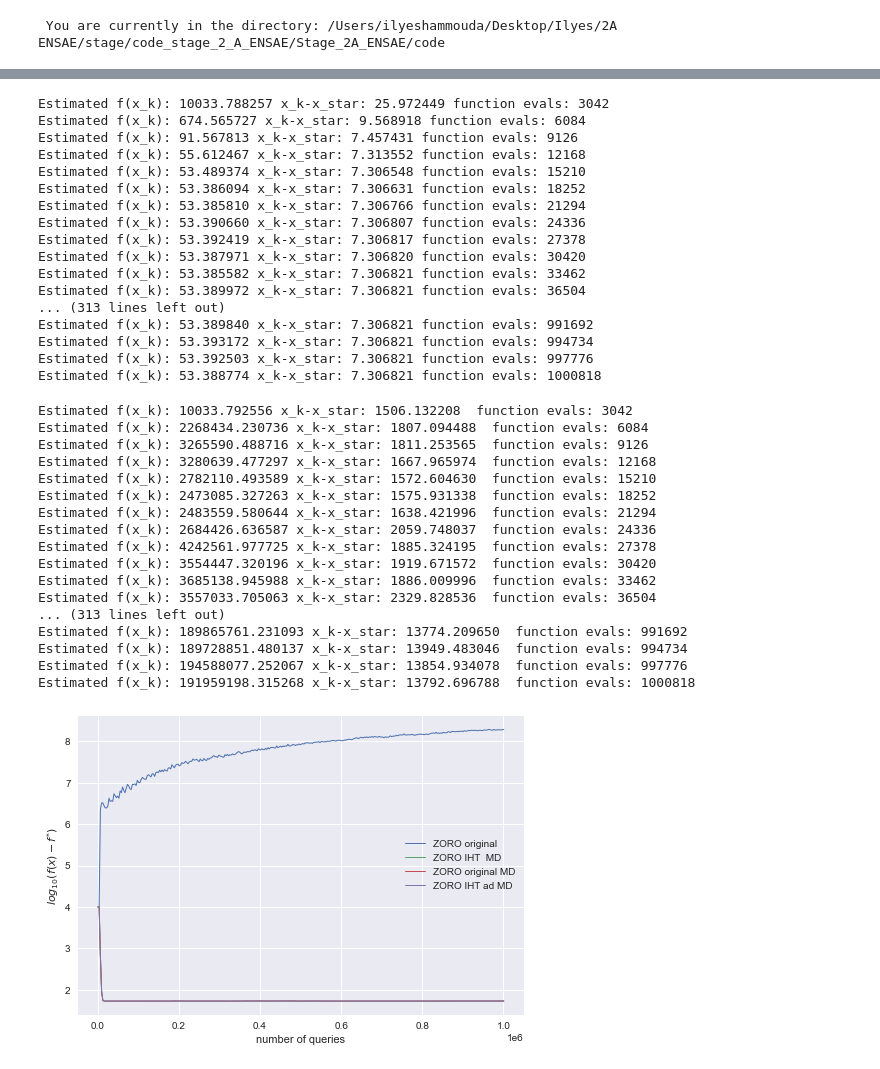
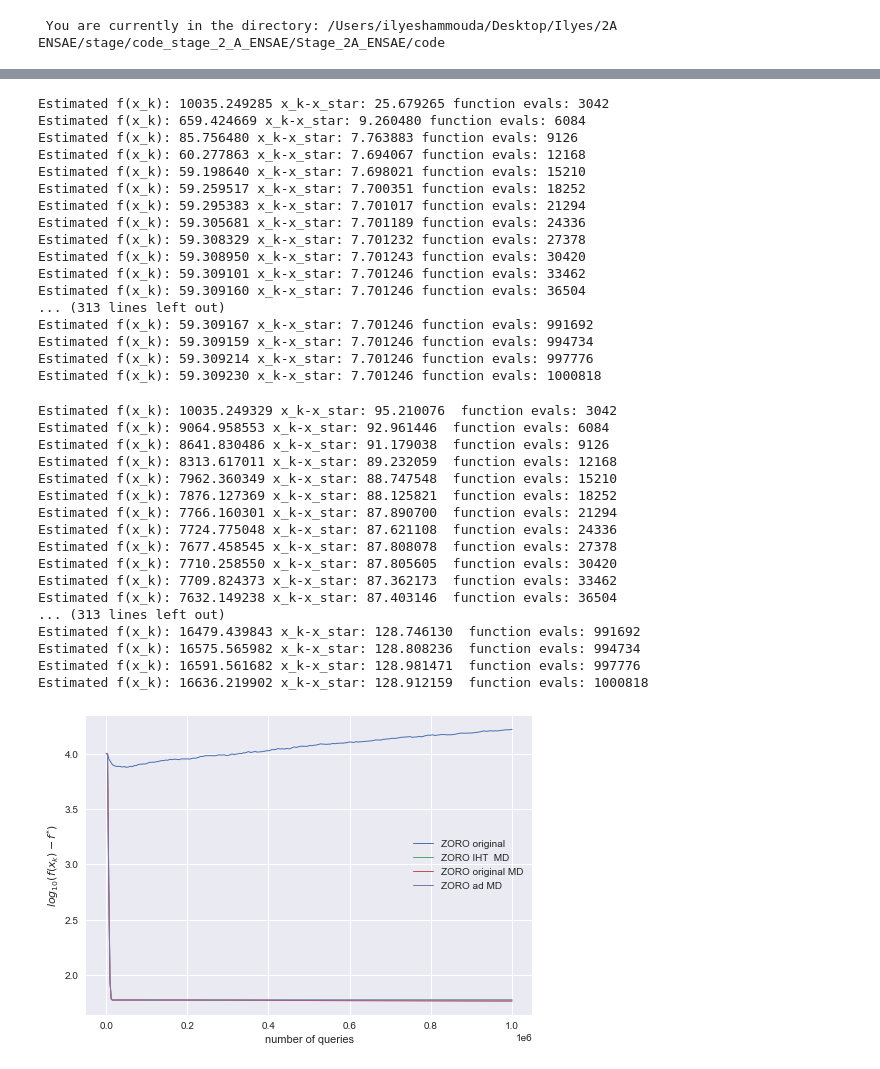
Before and after one commit to ilyeshammouda/Stage_2A_ENSAE, a Jupyter notebook: notebook/ZORO.ipynb, the cells around one changed output, grey strips where cells are left out. Drawn from its saved outputs; the diff is of its cells as text; code cells hidden in the pictures.

```diff
--- a/notebook/ZORO.ipynb
+++ b/notebook/ZORO.ipynb
@@ -23,8 +23,8 @@ mpl.style.use('seaborn')
 n = 2000
 s = int(0.1*n)
 # noise amplitude
-#noiseamp = 0.001
-noiseamp = 0.1
+noiseamp = 0.001
+#noiseamp = 0
 decay_factor=0.5
 x_star=tools.sparse_vector(n=n,s=s)
 #obj_func = SparseQuadric(n, s, noiseamp)
@@ -40,7 +40,7 @@ sparsity = s
 #sparsity = int(0.1*len(x0)) # This is a decent default, if no better estimate is known.
 
 # Parameters for ZORO. Defaults are fine in most cases
-params = {"step_size":1.0, "delta": 0.0001, "max_cosamp_iter": 10,
+params = {"step_size":0.5, "delta": 0.0001, "max_cosamp_iter": 10,
           "cosamp_tol": 0.5,"sparsity": sparsity,
           "num_samples": int(np.ceil(np.log(len(x0))*sparsity))}
 
@@ -117,64 +117,64 @@ Estimated f(x_k): 54.238279 x_k-x_star: 7.361688 function evals: 1000818
 # %%
 performance_log_ZORO_IHT_ad_MD,cost__IHT_ad_x=opt_IHT_ad_MD.Zoro_MD()
 # %% [output]
-Estimated f(x_k): 10033.788257 x_k-x_star: 25.972449 function evals: 3042
-Estimated f(x_k): 674.565727 x_k-x_star: 9.568918 function evals: 6084
-Estimated f(x_k): 91.567813 x_k-x_star: 7.457431 function evals: 9126
-Estimated f(x_k): 55.612467 x_k-x_star: 7.313552 function evals: 12168
-Estimated f(x_k): 53.489374 x_k-x_star: 7.306548 function evals: 15210
-Estimated f(x_k): 53.386094 x_k-x_star: 7.306631 function evals: 18252
-Estimated f(x_k): 53.385810 x_k-x_star: 7.306766 function evals: 21294
-Estimated f(x_k): 53.390660 x_k-x_star: 7.306807 function evals: 24336
-Estimated f(x_k): 53.392419 x_k-x_star: 7.306817 function evals: 27378
-Estimated f(x_k): 53.387971 x_k-x_star: 7.306820 function evals: 30420
-Estimated f(x_k): 53.385582 x_k-x_star: 7.306821 function evals: 33462
-Estimated f(x_k): 53.389972 x_k-x_star: 7.306821 function evals: 36504
+Estimated f(x_k): 10035.249285 x_k-x_star: 25.679265 function evals: 3042
+Estimated f(x_k): 659.424669 x_k-x_star: 9.260480 function evals: 6084
+Estimated f(x_k): 85.756480 x_k-x_star: 7.763883 function evals: 9126
+Estimated f(x_k): 60.277863 x_k-x_star: 7.694067 function evals: 12168
+Estimated f(x_k): 59.198640 x_k-x_star: 7.698021 function evals: 15210
+Estimated f(x_k): 59.259517 x_k-x_star: 7.700351 function evals: 18252
+Estimated f(x_k): 59.295383 x_k-x_star: 7.701017 function evals: 21294
+Estimated f(x_k): 59.305681 x_k-x_star: 7.701189 function evals: 24336
+Estimated f(x_k): 59.308329 x_k-x_star: 7.701232 function evals: 27378
+Estimated f(x_k): 59.308950 x_k-x_star: 7.701243 function evals: 30420
+Estimated f(x_k): 59.309101 x_k-x_star: 7.701246 function evals: 33462
+Estimated f(x_k): 59.309160 x_k-x_star: 7.701246 function evals: 36504
 ... (313 lines left out)
-Estimated f(x_k): 53.389840 x_k-x_star: 7.306821 function evals: 991692
-Estimated f(x_k): 53.393172 x_k-x_star: 7.306821 function evals: 994734
-Estimated f(x_k): 53.392503 x_k-x_star: 7.306821 function evals: 997776
-Estimated f(x_k): 53.388774 x_k-x_star: 7.306821 function evals: 1000818
+Estimated f(x_k): 59.309167 x_k-x_star: 7.701246 function evals: 991692
+Estimated f(x_k): 59.309159 x_k-x_star: 7.701246 function evals: 994734
+Estimated f(x_k): 59.309214 x_k-x_star: 7.701246 function evals: 997776
+Estimated f(x_k): 59.309230 x_k-x_star: 7.701246 function evals: 1000818
 # %%
 performance_log_ZORO_Co,cost_Co=opt_Co.Zoro()
 #performance_log_ZORO_IHT=opt_IHT_ad.Zoro()
 #performance_log_ZORO_DLasso=opt_DLasso.Zoro()
 #performance_log_ZORO_DLasso=opt_DLasso.Zoro()
 # %% [output]
-Estimated f(x_k): 10033.792556 x_k-x_star: 1506.132208  function evals: 3042
-Estimated f(x_k): 2268434.230736 x_k-x_star: 1807.094488  function evals: 6084
-Estimated f(x_k): 3265590.488716 x_k-x_star: 1811.253565  function evals: 9126
-Estimated f(x_k): 3280639.477297 x_k-x_star: 1667.965974  function evals: 12168
-Estimated f(x_k): 2782110.493589 x_k-x_star: 1572.604630  function evals: 15210
-Estimated f(x_k): 2473085.327263 x_k-x_star: 1575.931338  function evals: 18252
-Estimated f(x_k): 2483559.580644 x_k-x_star: 1638.421996  function evals: 21294
-Estimated f(x_k): 2684426.636587 x_k-x_star: 2059.748037  function evals: 24336
-Estimated f(x_k): 4242561.977725 x_k-x_star: 1885.324195  function evals: 27378
-Estimated f(x_k): 3554447.320196 x_k-x_star: 1919.671572  function evals: 30420
-Estimated f(x_k): 3685138.945988 x_k-x_star: 1886.009996  function evals: 33462
-Estimated f(x_k): 3557033.705063 x_k-x_star: 2329.828536  function evals: 36504
+Estimated f(x_k): 10035.249329 x_k-x_star: 95.210076  function evals: 3042
+Estimated f(x_k): 9064.958553 x_k-x_star: 92.961446  function evals: 6084
+Estimated f(x_k): 8641.830486 x_k-x_star: 91.179038  function evals: 9126
+Estimated f(x_k): 8313.617011 x_k-x_star: 89.232059  function evals: 12168
+Estimated f(x_k): 7962.360349 x_k-x_star: 88.747548  function evals: 15210
+Estimated f(x_k): 7876.127369 x_k-x_star: 88.125821  function evals: 18252
+Estimated f(x_k): 7766.160301 x_k-x_star: 87.890700  function evals: 21294
+Estimated f(x_k): 7724.775048 x_k-x_star: 87.621108  function evals: 24336
+Estimated f(x_k): 7677.458545 x_k-x_star: 87.808078  function evals: 27378
+Estimated f(x_k): 7710.258550 x_k-x_star: 87.805605  function evals: 30420
+Estimated f(x_k): 7709.824373 x_k-x_star: 87.362173  function evals: 33462
+Estimated f(x_k): 7632.149238 x_k-x_star: 87.403146  function evals: 36504
 ... (313 lines left out)
-Estimated f(x_k): 189865761.231093 x_k-x_star: 13774.209650  function evals: 991692
-Estimated f(x_k): 189728851.480137 x_k-x_star: 13949.483046  function evals: 994734
-Estimated f(x_k): 194588077.252067 x_k-x_star: 13854.934078  function evals: 997776
-Estimated f(x_k): 191959198.315268 x_k-x_star: 13792.696788  function evals: 1000818
+Estimated f(x_k): 16479.439843 x_k-x_star: 128.746130  function evals: 991692
+Estimated f(x_k): 16575.565982 x_k-x_star: 128.808236  function evals: 994734
+Estimated f(x_k): 16591.561682 x_k-x_star: 128.981471  function evals: 997776
+Estimated f(x_k): 16636.219902 x_k-x_star: 128.912159  function evals: 1000818
 # %%
 fig, ax = plt.subplots()
 ax.plot(np.array(performance_log_ZORO_Co)[:,0],
  (np.log10(np.array(performance_log_ZORO_Co)[:,1])), linewidth=1, label = "ZORO original")
 #ax.plot(np.array(performance_log_ZORO_Co_MD)[:,0],
  #(np.array(performance_log_ZORO_Co_MD)[:,1]), linewidth=1, label = "ZORO_MD")
 ax.plot(np.array(performance_log_ZORO_IHT_MD)[:,0],
  (np.log10(np.array(performance_log_ZORO_IHT_MD)[:,1])), linewidth=1, label = "ZORO IHT  MD")
 ax.plot(np.array(performance_log_ZORO_Co_MD)[:,0],
  (np.log10(np.array(performance_log_ZORO_Co_MD)[:,1])), linewidth=1, label = "ZORO original MD")
 ax.plot(np.array(performance_log_ZORO_IHT_ad_MD)[:,0],
- (np.log10(np.array(performance_log_ZORO_IHT_ad_MD)[:,1])), linewidth=1, label = "ZORO IHT ad MD")
+ (np.log10(np.array(performance_log_ZORO_IHT_ad_MD)[:,1])), linewidth=1, label = "ZORO ad MD")
 plt.xlabel('number of queries')
-plt.ylabel('$log_{10}(f(x)-f^{*})$')
+plt.ylabel('$log_{10}(f(x_{k})-f^{*})$')
 leg = ax.legend()
 plt.show()
 # %% [output]
-[figure, old version]
+[figure, new version]
 # %%
 fig, ax = plt.subplots()
 ax.plot(np.array(cost_Co)[:,0],
```
Also changed, not shown: parts of 3 cells of this notebook, 3 other files.
